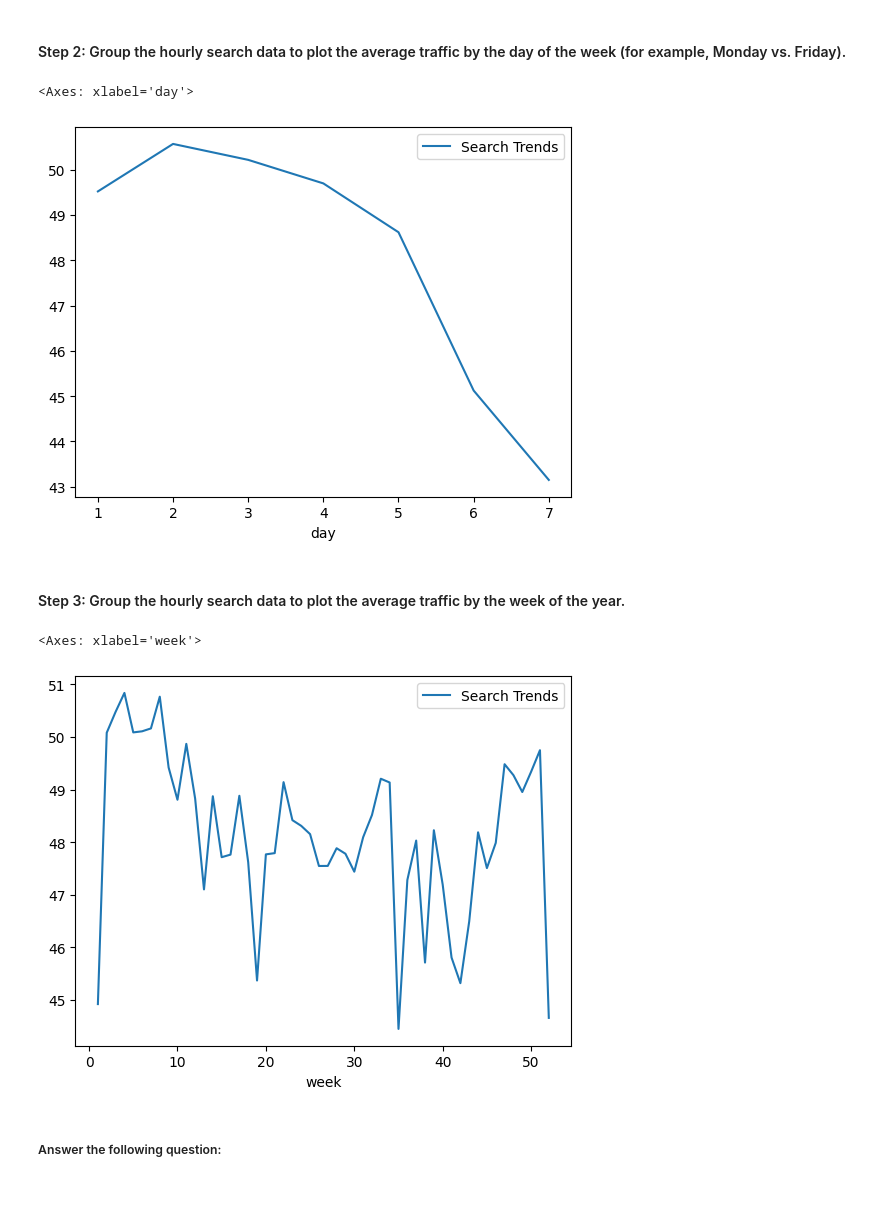
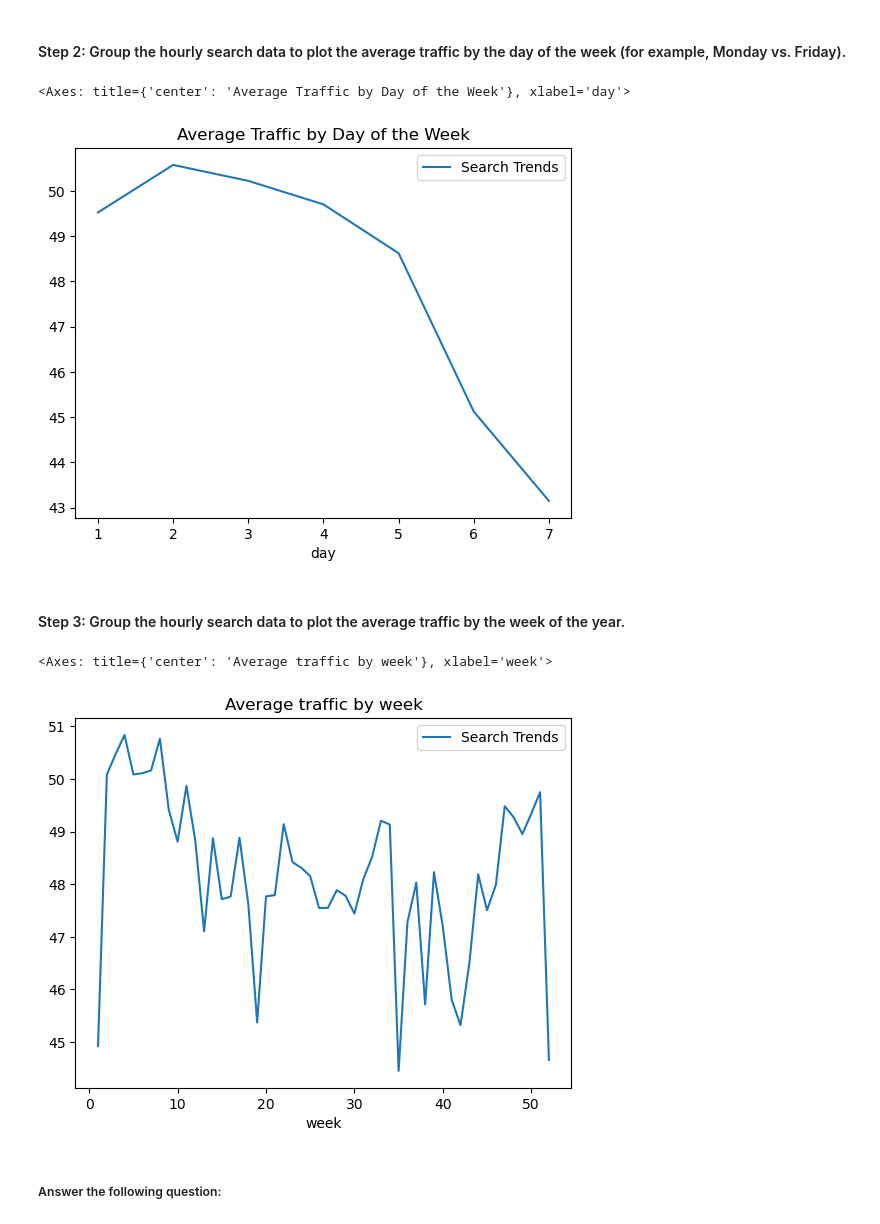
Before and after one commit to lcanjar/prophet-challenge, a Jupyter notebook: forecasting_net_prophet.ipynb, the cells around one changed output. Drawn from its saved outputs; the diff is of its cells as text; code cells hidden in the pictures; blank space fills up the shorter version.

```diff
--- a/forecasting_net_prophet.ipynb
+++ b/forecasting_net_prophet.ipynb
@@ -164,16 +168,22 @@ To that end, you want to mine the search traffic data for predictable seasonal p
 #### Step 2: Group the hourly search data to plot the average traffic by the day of the week (for example, Monday vs. Friday).
 # %%
 # Group the hourly search data to plot the average traffic by the day of week, using `df.index.isocalendar().day`.
+average_traffic_by_dayofweek = df_mercado_trends.groupby(df_mercado_trends.index.isocalendar().day).mean()
+
+average_traffic_by_dayofweek.plot(title='Average Traffic by Day of the Week')
 # %% [output]
-<Axes: xlabel='day'>
+<Axes: title={'center': 'Average Traffic by Day of the Week'}, xlabel='day'>
-[figure, old version]
+[figure, new version]
 # %% [markdown]
 #### Step 3: Group the hourly search data to plot the average traffic by the week of the year.
 # %%
 # Group the hourly search data to plot the average traffic by the week of the year using `df.index.isocalendar().week`.
+average_traffic_by_week = df_mercado_trends.groupby(df_mercado_trends.index.isocalendar().week).mean()
+
+average_traffic_by_week.plot(title="Average traffic by week")
 # %% [output]
-<Axes: xlabel='week'>
+<Axes: title={'center': 'Average traffic by week'}, xlabel='week'>
-[figure, old version]
+[figure, new version]
 # %% [markdown]
 ##### Answer the following question:
 # %% [markdown]
```
Also changed, not shown: parts of 8 cells of this notebook, 1 other file.
